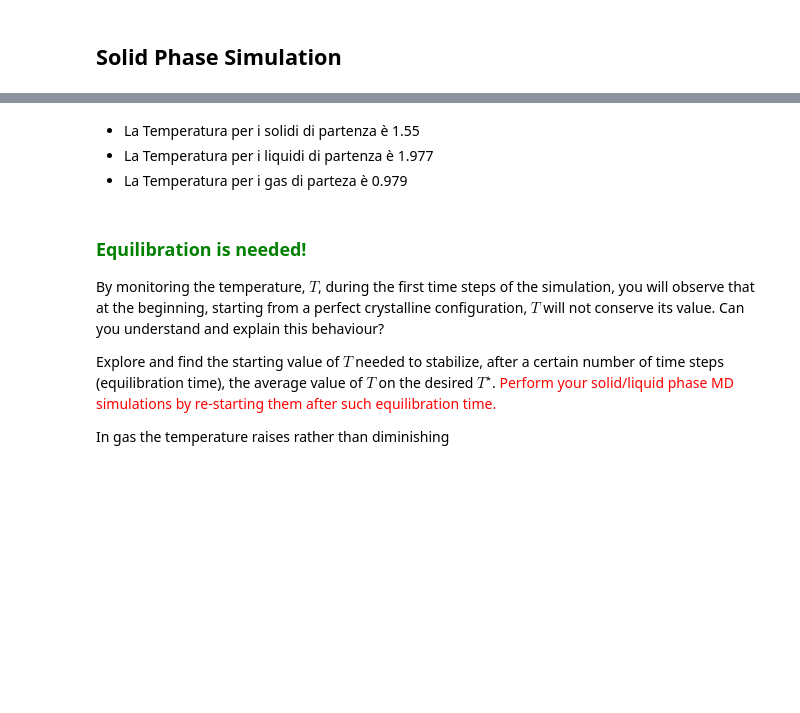
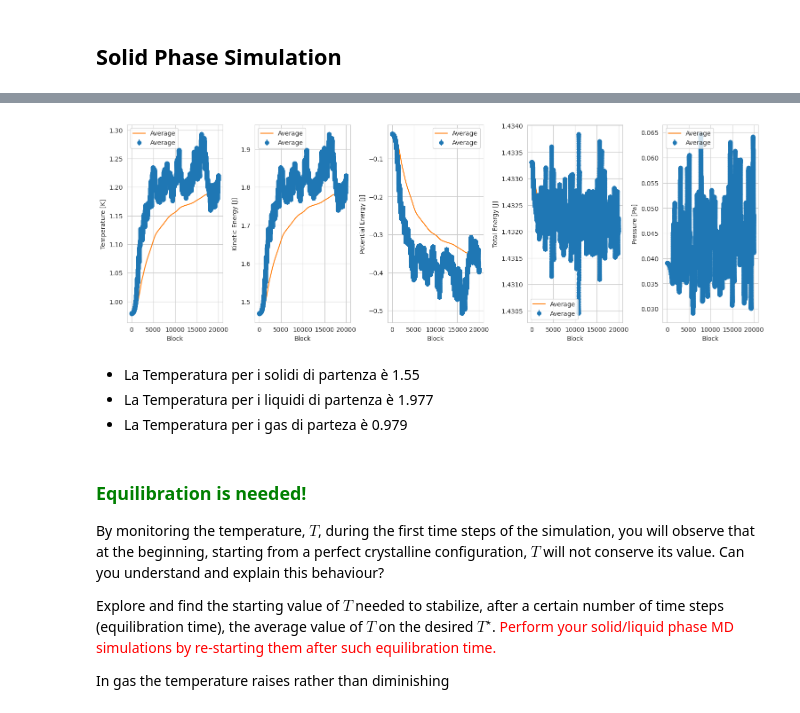
Before and after one commit to RandDouble/SimulazioneNumerica, a Jupyter notebook: LSN_Exercises_04.ipynb, the cells around one changed output, grey strips where cells are left out. Cells and saved outputs as stored; diff of their text form; code cells hidden in the pictures; blank space fills up the shorter version.

```diff
--- a/LSN_Exercises_04.ipynb
+++ b/LSN_Exercises_04.ipynb
@@ -72,3 +204,8 @@ plt.axhline(1.2, linestyle='--', color='red')
+# %%
+gas_dfs : List[pd.DataFrame] = load_resulting_data(gas_res_dir)
+gas_fig, gas_axs = print_resulting_data(*gas_dfs)
+# %% [output]
+[figure, added]
 # %% [markdown]
 - La Temperatura per i solidi di partenza è 1.55
 - La Temperatura per i liquidi di partenza è 1.977
```
Also changed, not shown: parts of 16 cells of this notebook, 9 other files.
